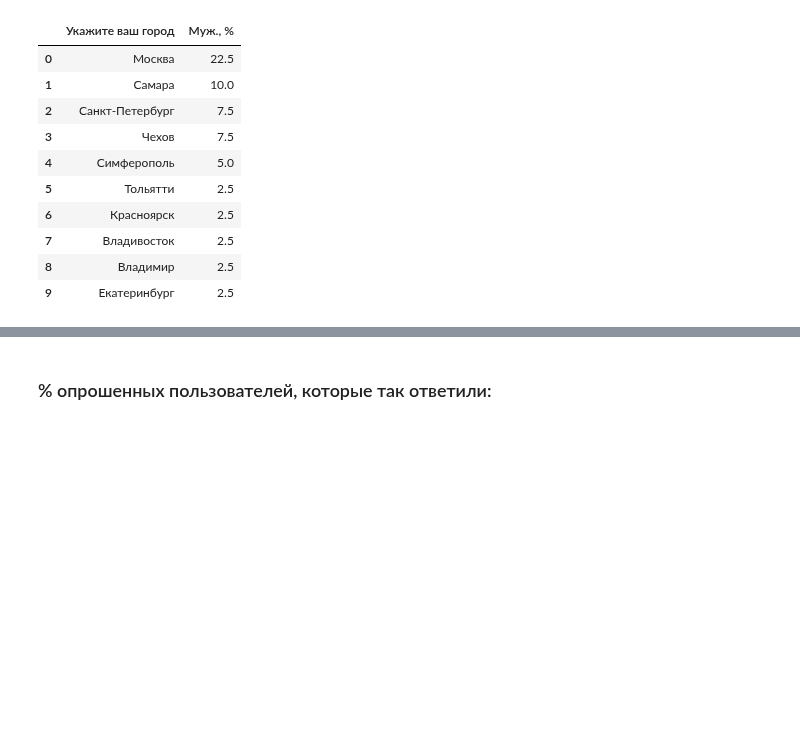
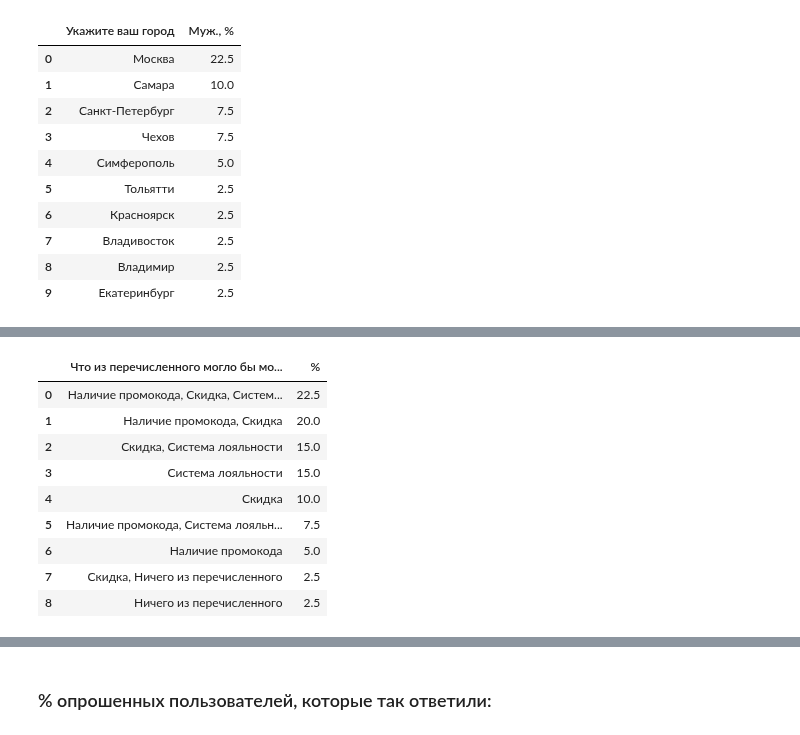
Before and after one commit to Gralex78/Home-Work-PYDA-20, a Jupyter notebook: 28_Grow/Grow.ipynb, the cells around one changed output, grey strips where cells are left out. Cells and saved outputs as stored; diff of their text form; code cells hidden in the pictures; blank space fills up the shorter version.

```diff
--- a/28_Grow/Grow.ipynb
+++ b/28_Grow/Grow.ipynb
@@ -973,0 +863,15 @@ target_audience_m.groupby('Age').count()[['Timestamp']].sort_values('Timestamp',
+# %%
+df_m_6 = round(m.iloc[:,[6]].value_counts() / m.iloc[:,[6]].value_counts().sum() * 100, 1).reset_index()
+df_m_6.columns = ['Что из перечисленного могло бы мотивировать вас к покупке?', '%']
+df_m_6
+# %% [output]
+|  | Что из перечисленного могло бы мо... | % |
+| 0 | Наличие промокода, Скидка, Систем... | 22.5 |
+| 1 | Наличие промокода, Скидка | 20.0 |
+| 2 | Скидка, Система лояльности | 15.0 |
+| 3 | Система лояльности | 15.0 |
+| 4 | Скидка | 10.0 |
+| 5 | Наличие промокода, Система лояльн... | 7.5 |
+| 6 | Наличие промокода | 5.0 |
+| 7 | Скидка, Ничего из перечисленного | 2.5 |
+| 8 | Ничего из перечисленного | 2.5 |
```
Also changed, not shown: parts of 32 cells of this notebook.
